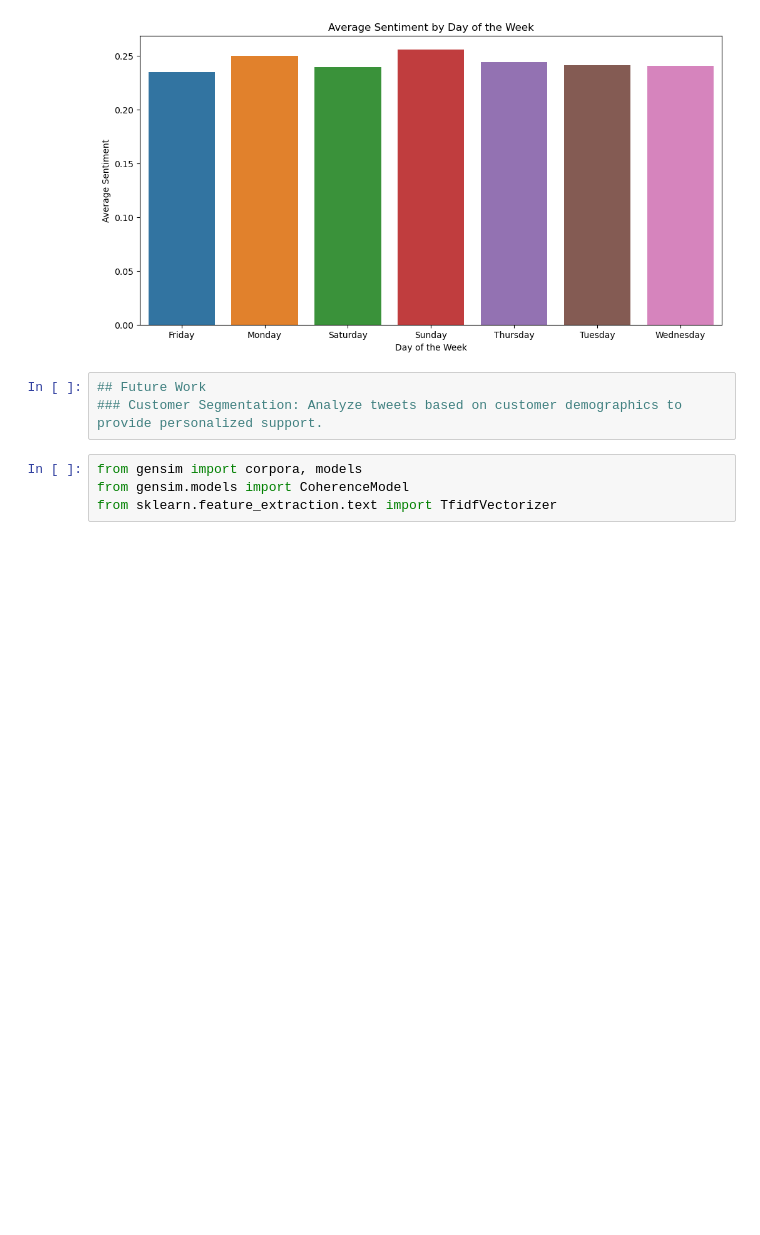
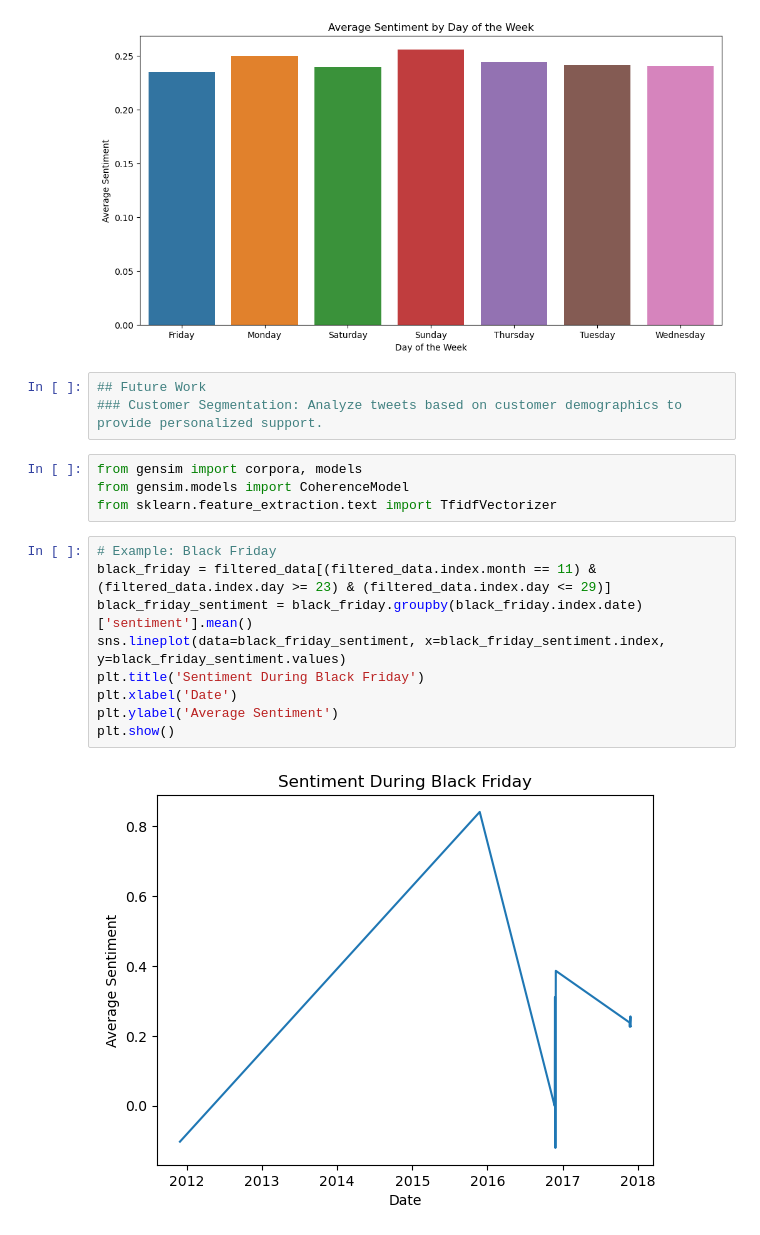
Before and after one commit to VincentLangat033/customer_support_data_analysis, a Jupyter notebook: tweeter project_final.ipynb, the cells around one changed output. Saved outputs shown, nothing was run; the diff lists cells and outputs as text; blank space fills up the shorter version.

```diff
--- a/tweeter project_final.ipynb
+++ b/tweeter project_final.ipynb
@@ -492,3 +492,14 @@ plt.show()
 from gensim import corpora, models
 from gensim.models import CoherenceModel
 from sklearn.feature_extraction.text import TfidfVectorizer
+# %%
+# Example: Black Friday
+black_friday = filtered_data[(filtered_data.index.month == 11) & (filtered_data.index.day >= 23) & (filtered_data.index.day <= 29)]
+black_friday_sentiment = black_friday.groupby(black_friday.index.date)['sentiment'].mean()
+sns.lineplot(data=black_friday_sentiment, x=black_friday_sentiment.index, y=black_friday_sentiment.values)
+plt.title('Sentiment During Black Friday')
+plt.xlabel('Date')
+plt.ylabel('Average Sentiment')
+plt.show()
+# %% [output]
+[figure, added]
```
Also changed, not shown: 1 other file.
